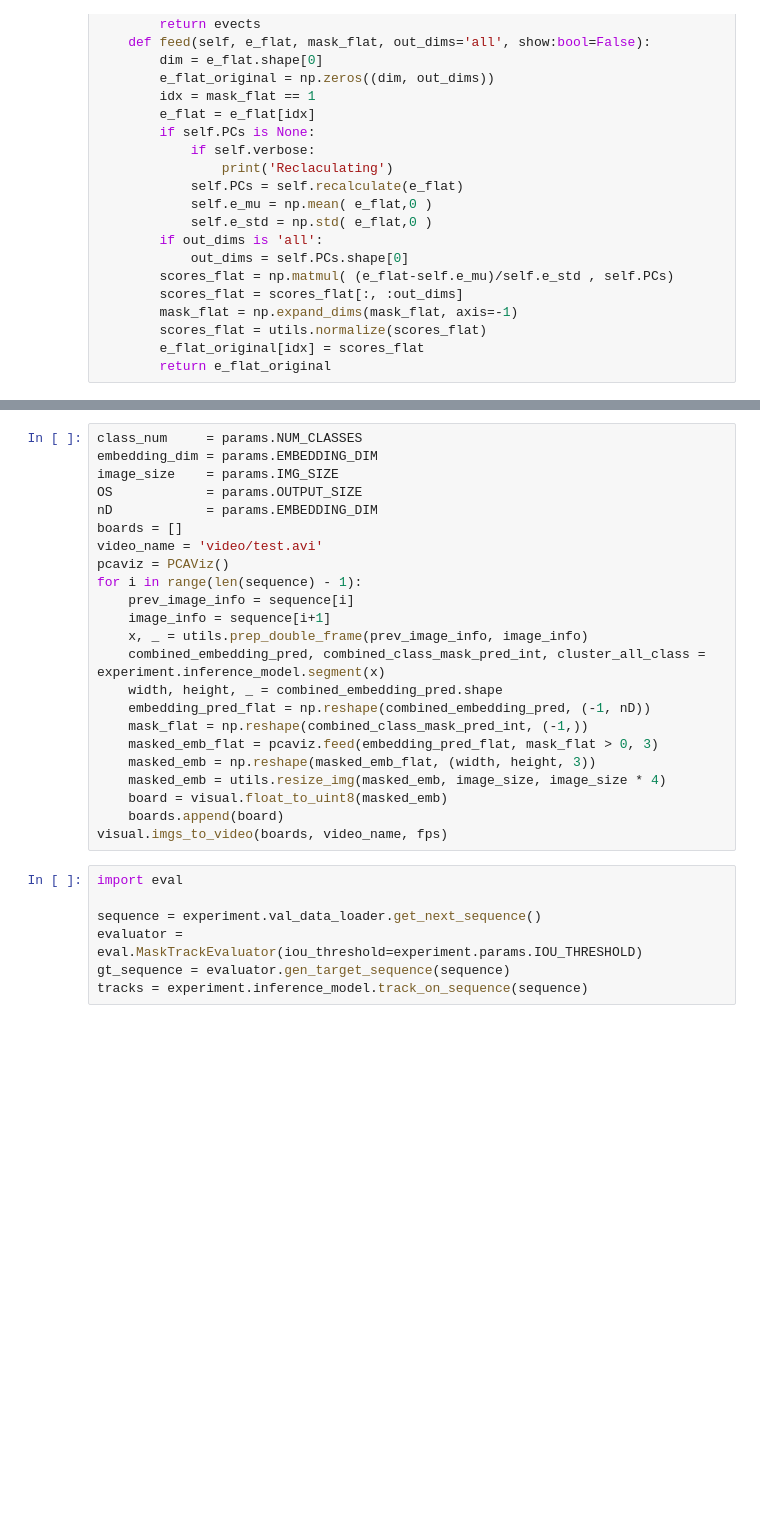
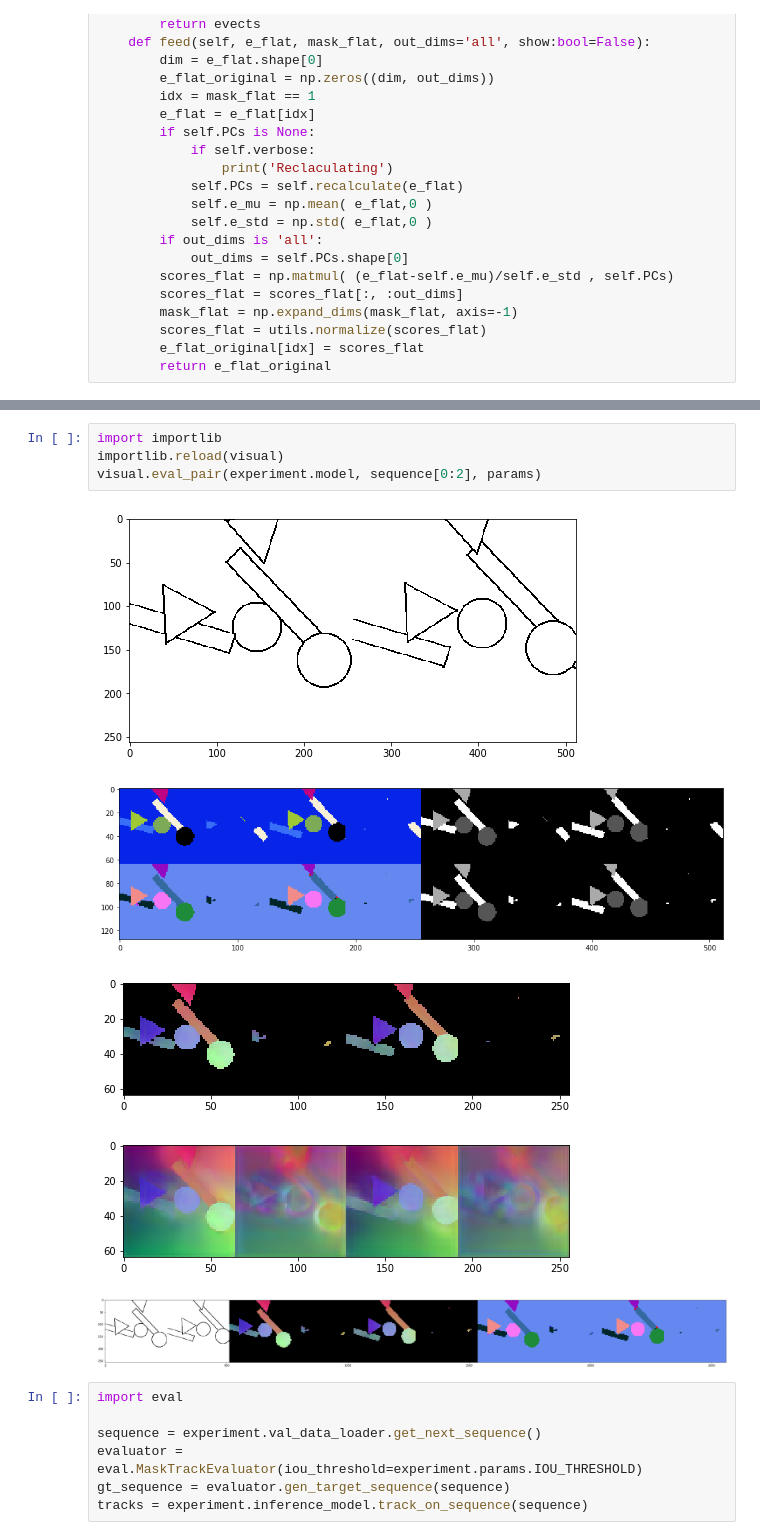
Before and after one commit to yanfengliu/embedding_tracking, a Jupyter notebook: NB-keras-main.ipynb, the cells around one changed output, grey strips where cells are left out. Saved outputs shown, nothing was run; the diff lists cells and outputs as text; blank space fills up the shorter version.

Commit message:
show all figures in visual

```diff
--- a/NB-keras-main.ipynb
+++ b/NB-keras-main.ipynb
@@ -140,29 +137,16 @@ for i in range(len(sequence) - 1):
     board = visual.float_to_uint8(board)
     boards.append(board)
 visual.imgs_to_video(boards, video_name, fps)
-# %%
-class_num     = params.NUM_CLASSES
-embedding_dim = params.EMBEDDING_DIM
-image_size    = params.IMG_SIZE
-OS            = params.OUTPUT_SIZE
-nD            = params.EMBEDDING_DIM
-boards = []
-video_name = 'video/test.avi'
-pcaviz = PCAViz()
-for i in range(len(sequence) - 1):
-    prev_image_info = sequence[i]
-    image_info = sequence[i+1]
-    x, _ = utils.prep_double_frame(prev_image_info, image_info)
-    combined_embedding_pred, combined_class_mask_pred_int, cluster_all_class = experiment.inference_model.segment(x)
-    width, height, _ = combined_embedding_pred.shape
-    embedding_pred_flat = np.reshape(combined_embedding_pred, (-1, nD))
-    mask_flat = np.reshape(combined_class_mask_pred_int, (-1,))
-    masked_emb_flat = pcaviz.feed(embedding_pred_flat, mask_flat > 0, 3)
-    masked_emb = np.reshape(masked_emb_flat, (width, height, 3))
-    masked_emb = utils.resize_img(masked_emb, image_size, image_size * 4)
-    board = visual.float_to_uint8(masked_emb)
-    boards.append(board)
-visual.imgs_to_video(boards, video_name, fps)
+# %%
+import importlib
+importlib.reload(visual)
+visual.eval_pair(experiment.model, sequence[0:2], params)
+# %% [output]
+[figure, added]
+[figure, added]
+[figure, added]
+[figure, added]
+[figure, added]
 # %%
 import eval
 
```
Also changed, not shown: parts of 1 cell of this notebook, 1 other file.
